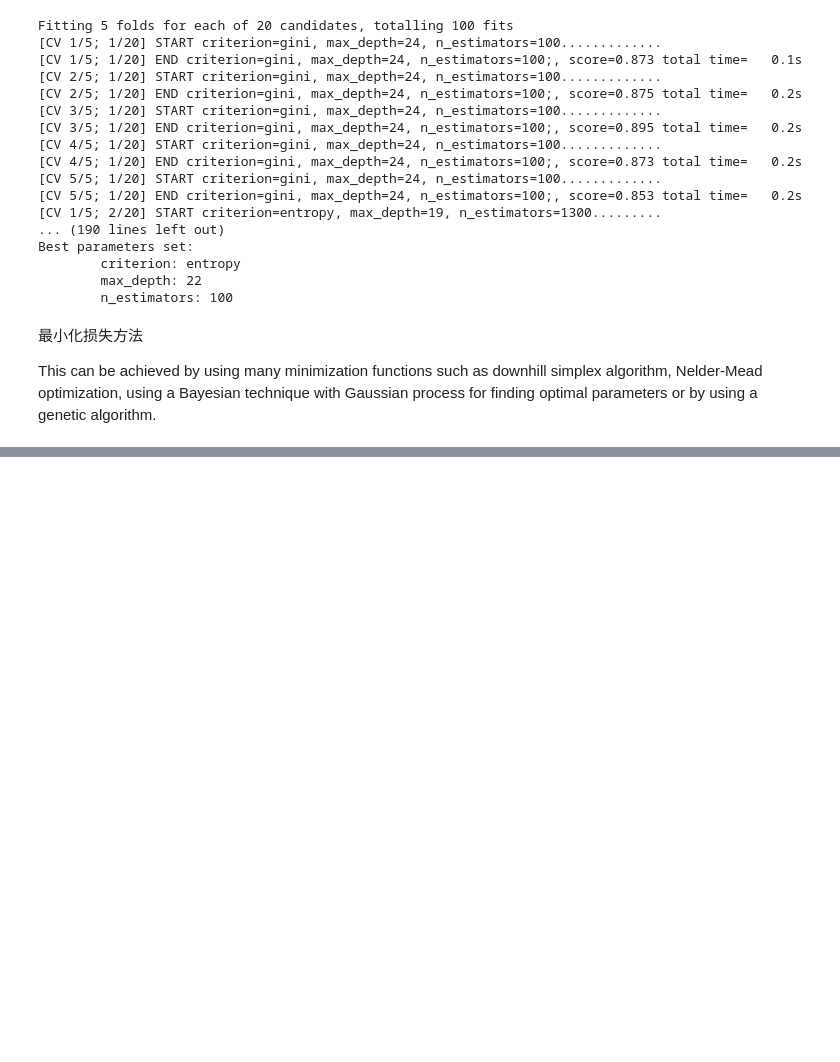
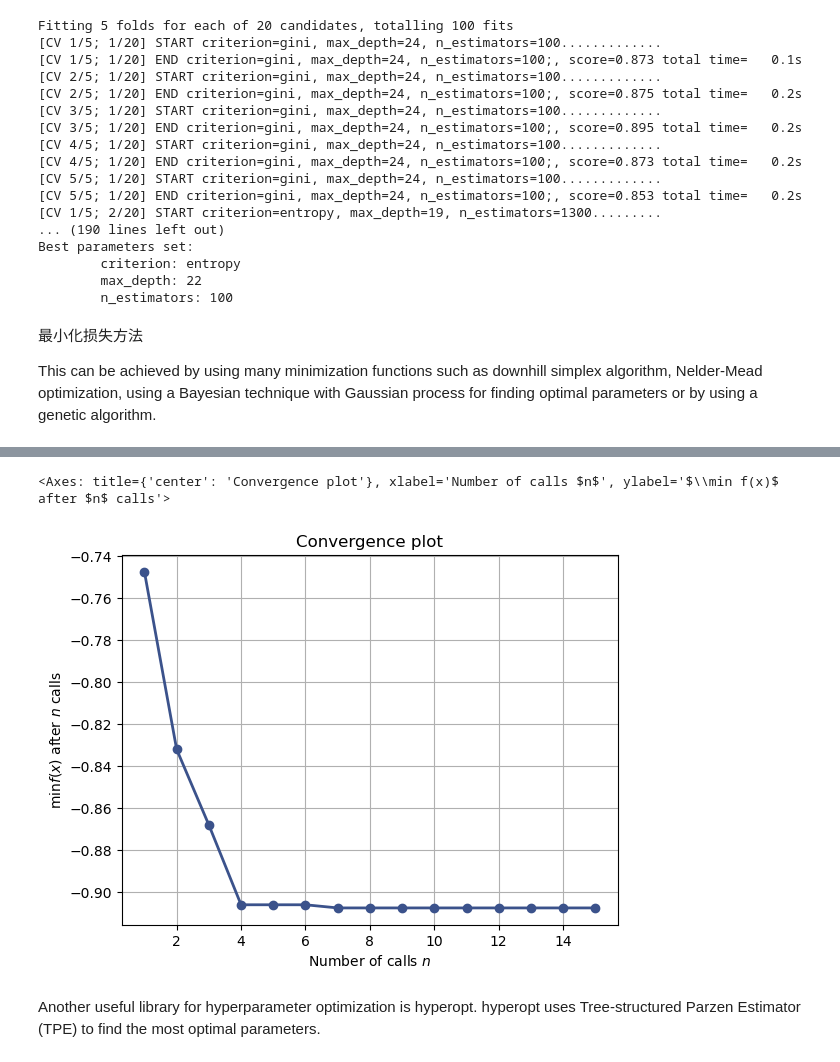
Before and after one commit to gavinloverqq/Exercise, a Jupyter notebook: AAAMLP/c2.ipynb, the cells around one changed output, grey strips where cells are left out. Cells and saved outputs as stored; diff of their text form; code cells hidden in the pictures; blank space fills up the shorter version.

```diff
--- a/AAAMLP/c2.ipynb
+++ b/AAAMLP/c2.ipynb
@@ -2374,0 +2511,8 @@ genetic algorithm.
+# %%
+from skopt.plots import plot_convergence
+plot_convergence(result)
+# %% [output]
+<Axes: title={'center': 'Convergence plot'}, xlabel='Number of calls $n$', ylabel='$\\min f(x)$ after $n$ calls'>
+[figure, added]
+# %% [markdown]
+Another useful library for hyperparameter optimization is hyperopt. hyperopt uses Tree-structured Parzen Estimator (TPE) to find the most optimal parameters.
```
Also changed, not shown: parts of 5 cells of this notebook.
